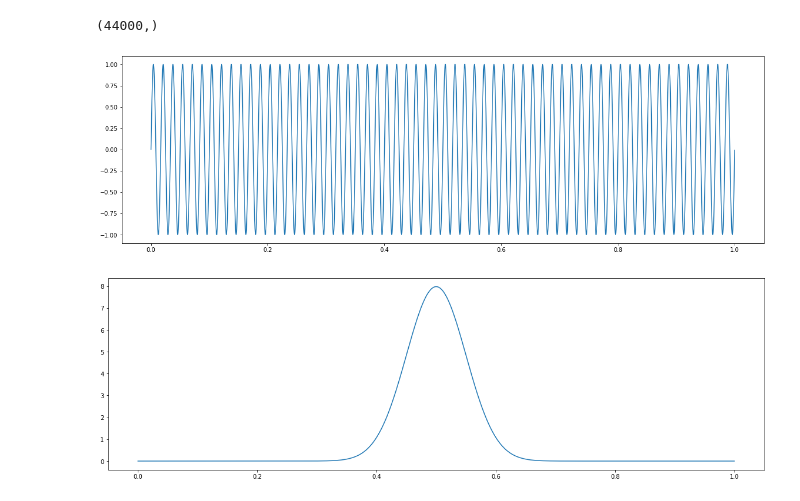
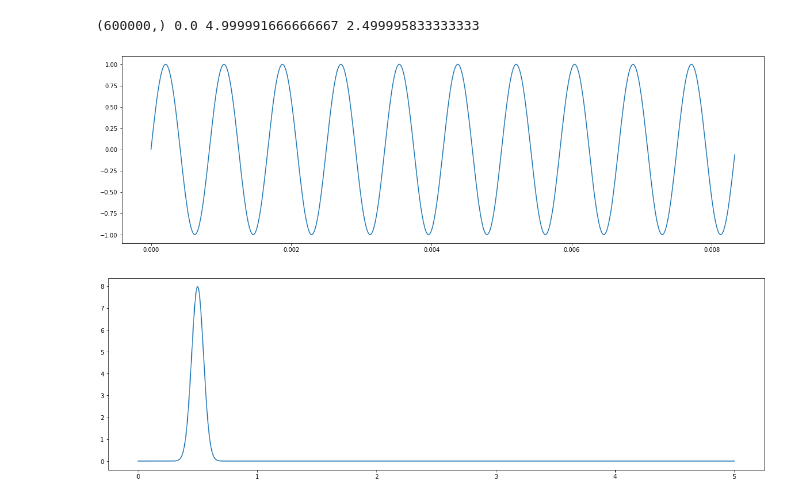
Before and after one commit to aborsato/rf-hackathon, a Jupyter notebook: notebooks/random-wave-generator.ipynb, the cells around one changed output. Drawn from its saved outputs; the diff is of its cells as text; code cells hidden in the pictures.

Commit message:
new process-rf method for signal generation

```diff
--- a/notebooks/random-wave-generator.ipynb
+++ b/notebooks/random-wave-generator.ipynb
@@ -7,8 +7,9 @@ from matplotlib import pyplot as plt
 # %%
 plt.rcParams['figure.figsize'] = [20, 6]
 
-SAMPLE_RATE = 44000
-DURATION = 1
+FREQUENCY = 1200
+DURATION = 5
+SAMPLE_RATE = FREQUENCY * 100
 # %%
 def create_t(duration, sample_rate):
     return np.linspace(0, duration, sample_rate * duration, endpoint=False)
@@ -40,17 +42,17 @@ def random_pdf(x):
 # %%
 x = create_t(DURATION, SAMPLE_RATE)
-x.shape
+print(x.shape, min(x), max(x), np.mean(x))
 # %% [output]
-(44000,)
+(600000,) 0.0 4.999991666666667 2.499995833333333
 # %%
-y_signal = create_sin(x, 60)
-plt.plot(x, y_signal)
+y_signal = create_sin(x, FREQUENCY)
+plt.plot(x[:1000], y_signal[:1000])
 plt.show()
 # %% [output]
-[figure, old version]
+[figure, new version]
 # %%
 y = create_pdf(x, 0.5, 0.05)
 plt.plot(x, y)
 plt.show()
 # %% [output]
-[figure, old version]
+[figure, new version]
```
Also changed, not shown: parts of 9 cells of this notebook, 2 other files.
